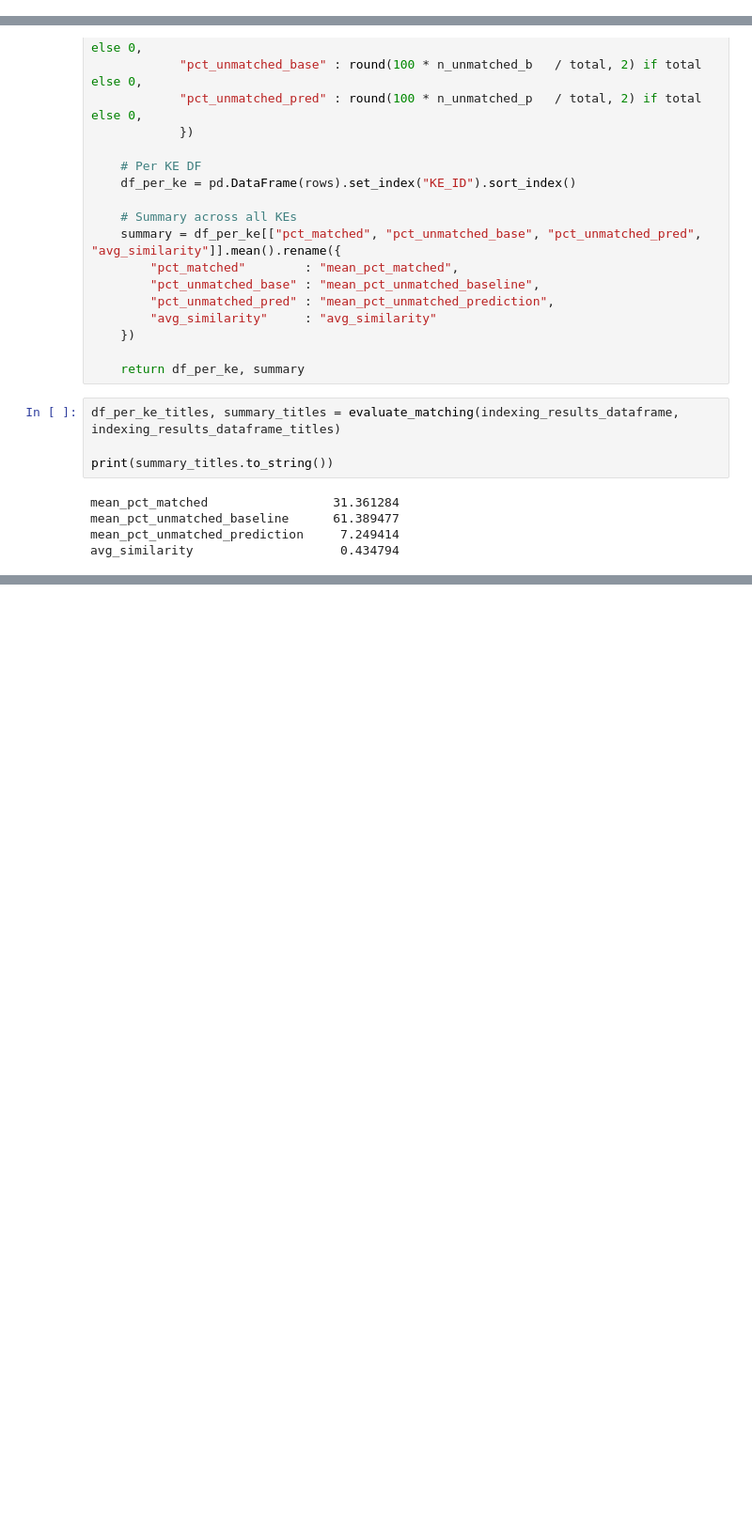
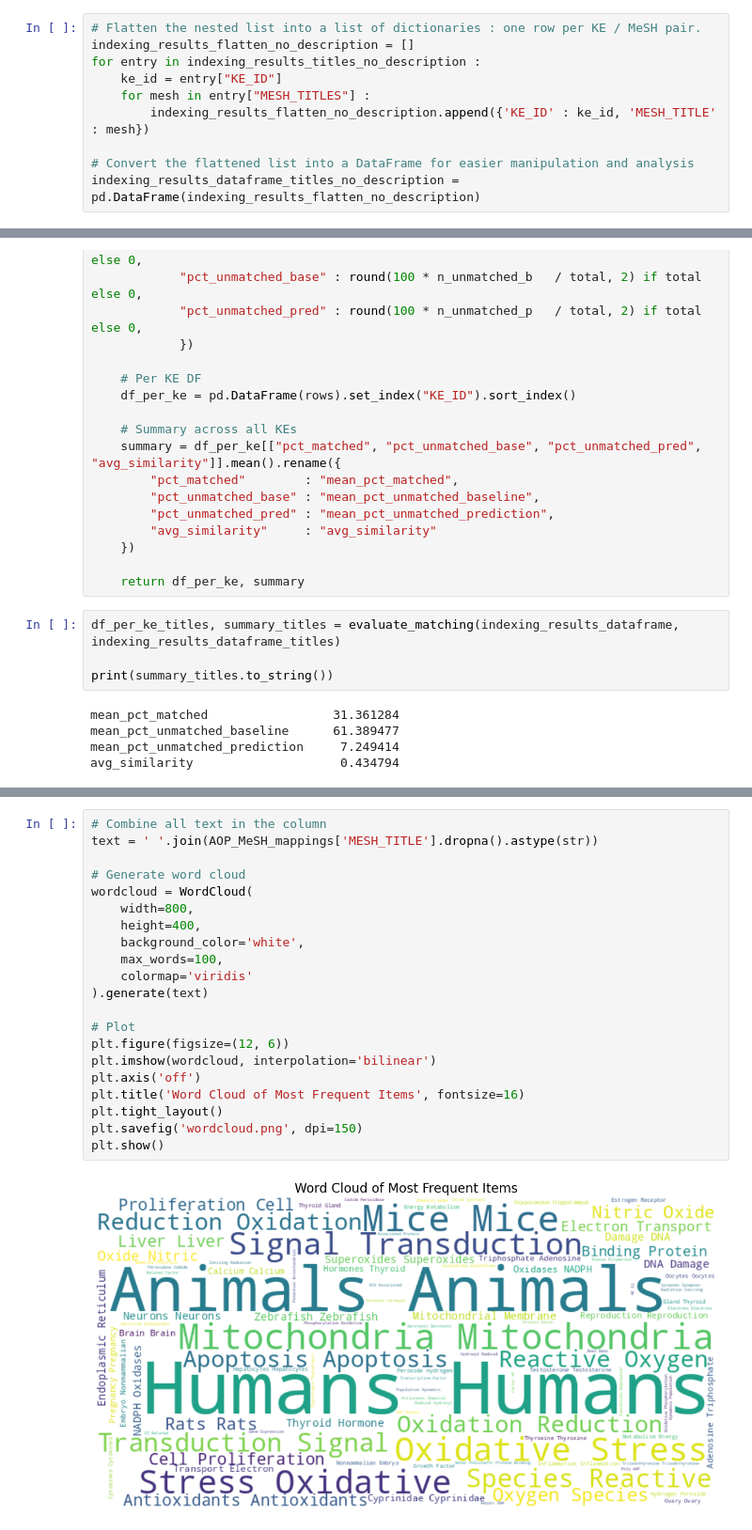
Before and after one commit to mathemei/AOP2MESH, a Jupyter notebook: AOP2MeSH.ipynb, the cells around one changed output, grey strips where cells are left out. Shown at 94% size. Drawn from its saved outputs; the diff is of its cells as text; blank space fills up the shorter version.

```diff
--- a/AOP2MeSH.ipynb
+++ b/AOP2MeSH.ipynb
@@ -666,0 +681,10 @@ The indexing on KE titles only associated less MeSH descriptors to each Key Even
+# %%
+# Flatten the nested list into a list of dictionaries : one row per KE / MeSH pair.
+indexing_results_flatten_no_description = []
+for entry in indexing_results_titles_no_description :
+    ke_id = entry["KE_ID"]
+    for mesh in entry["MESH_TITLES"] :
+        indexing_results_flatten_no_description.append({'KE_ID' : ke_id, 'MESH_TITLE' : mesh})
+
+# Convert the flattened list into a DataFrame for easier manipulation and analysis
+indexing_results_dataframe_titles_no_description = pd.DataFrame(indexing_results_flatten_no_description)
@@ -1074,0 +1206,23 @@ avg_similarity                    0.434794
+# %%
+# Combine all text in the column
+text = ' '.join(AOP_MeSH_mappings['MESH_TITLE'].dropna().astype(str))
+
+# Generate word cloud
+wordcloud = WordCloud(
+    width=800,
+    height=400,
+    background_color='white',
+    max_words=100,
+    colormap='viridis'
+).generate(text)
+
+# Plot
+plt.figure(figsize=(12, 6))
+plt.imshow(wordcloud, interpolation='bilinear')
+plt.axis('off')
+plt.title('Word Cloud of Most Frequent Items', fontsize=16)
+plt.tight_layout()
+plt.savefig('wordcloud.png', dpi=150)
+plt.show()
+# %% [output]
+[figure, added]
```
Also changed, not shown: parts of 14 cells of this notebook, 2 other files.
